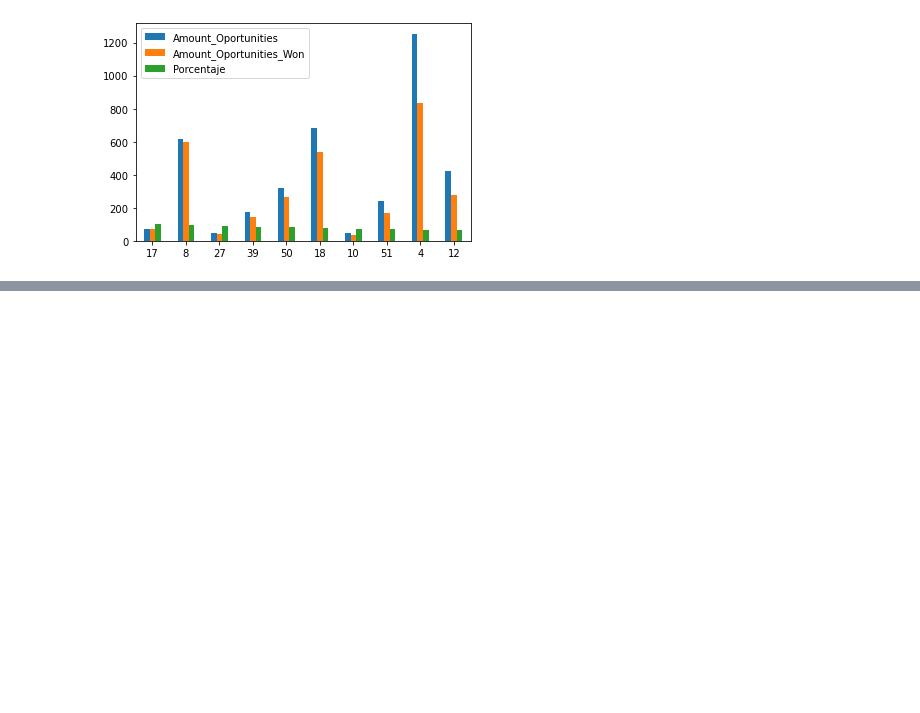
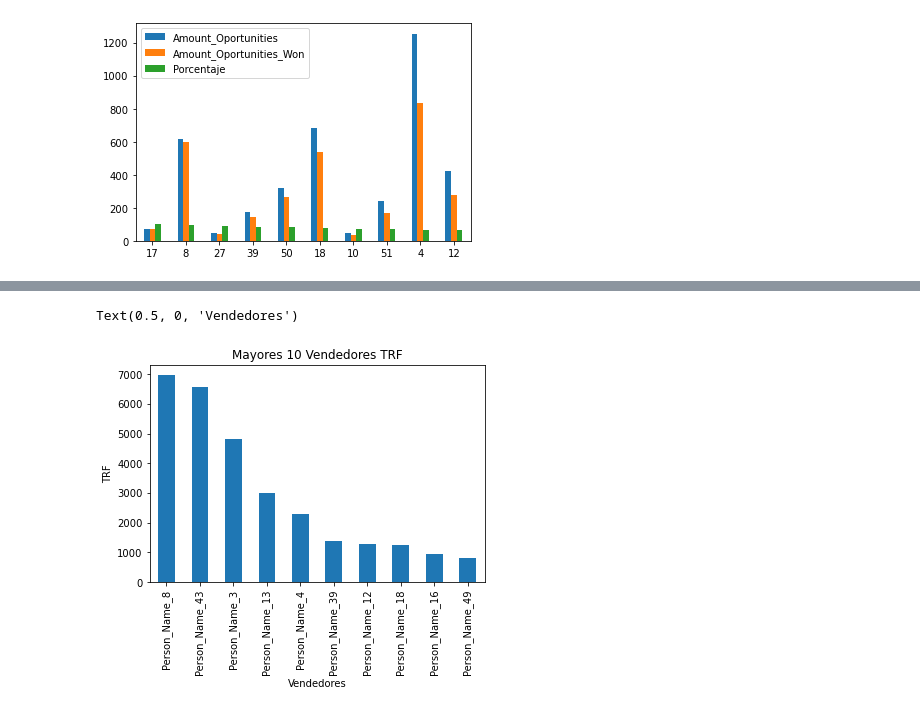
Before and after one commit to FerFabbiano/tp1-OrganizacionDeDatos, a Jupyter notebook: TP1_OrgaDeDatos.ipynb, the cells around one changed output, grey strips where cells are left out. Cells and saved outputs as stored; diff of their text form; code cells hidden in the pictures; blank space fills up the shorter version.

```diff
--- a/TP1_OrgaDeDatos.ipynb
+++ b/TP1_OrgaDeDatos.ipynb
@@ -802,0 +859,9 @@ duenios_con_mayor_porcentaje_exito_plot.set_title("Probabilidad de exito de ")
+# %%
+vendedores_mas_trf = entrenamientoDf.groupby("Opportunity_Owner").agg({"TRF" : "sum"})
+mayores_10_vendedores_trf = vendedores_mas_trf["TRF"].nlargest(10).plot(kind="bar")
+mayores_10_vendedores_trf.set_title("Mayores 10 Vendedores TRF")
+mayores_10_vendedores_trf.set_ylabel("TRF")
+mayores_10_vendedores_trf.set_xlabel("Vendedores")
+# %% [output]
+Text(0.5, 0, 'Vendedores')
+[figure, added]
```
Also changed, not shown: parts of 8 cells of this notebook.
